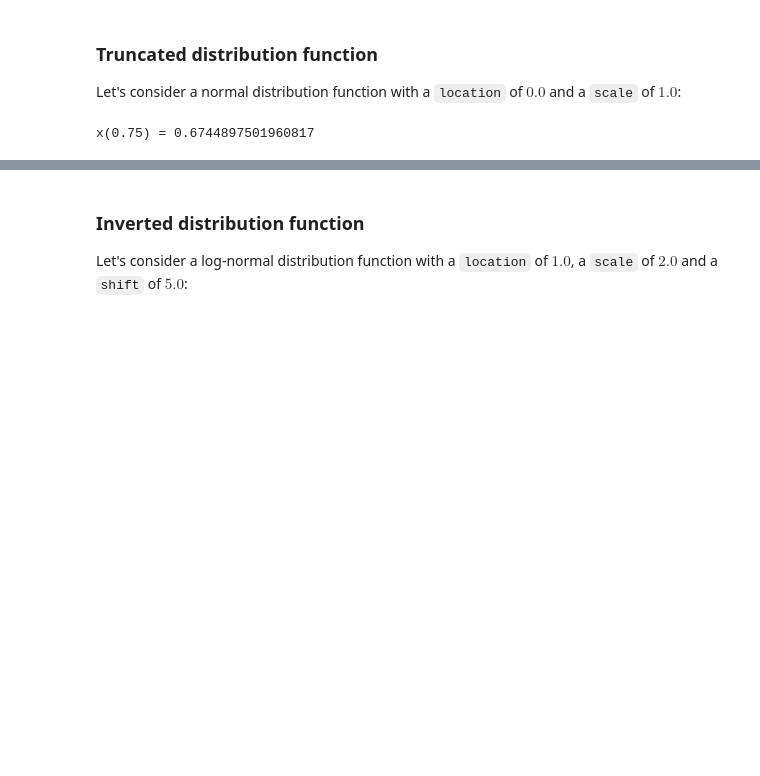
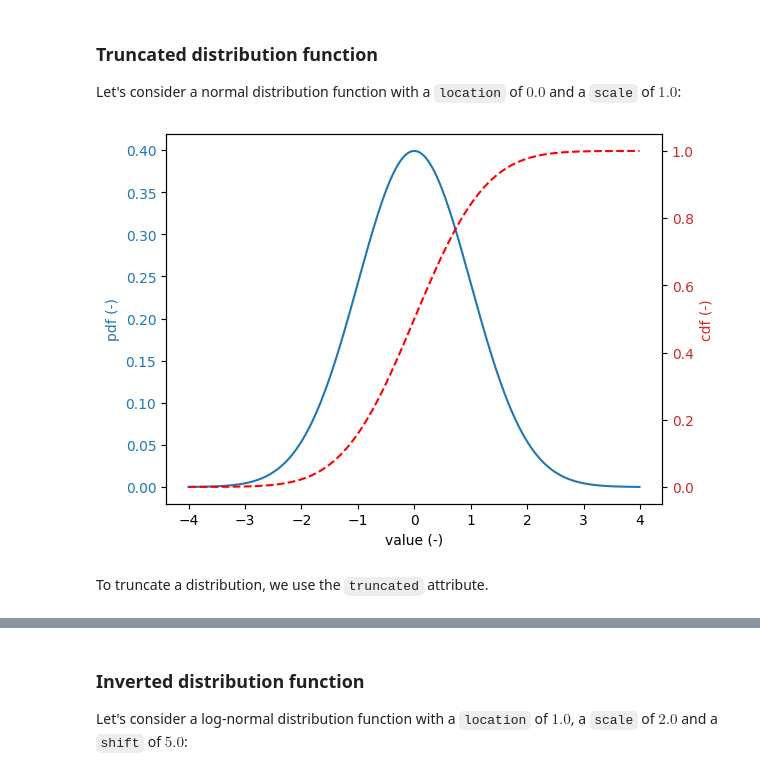
Before and after one commit to Deltares/ProbabilisticLibrary, a Jupyter notebook: sources/Deltares.Probabilistic.PWrapper.Notebooks/operations_on_distribution_functions.ipynb, the cells around one changed output, grey strips where cells are left out. Saved outputs shown, nothing was run; the diff lists cells and outputs as text; code cells hidden in the pictures; blank space fills up the shorter version.

Commit message:
updated truncated distribution

```diff
--- a/sources/Deltares.Probabilistic.PWrapper.Notebooks/operations_on_distribution_functions.ipynb
+++ b/sources/Deltares.Probabilistic.PWrapper.Notebooks/operations_on_distribution_functions.ipynb
@@ -109,10 +111,12 @@ Let's consider a normal distribution function with a `location` of $0.0$ and a `
 # %%
 stochast = Stochast()
 stochast.distribution = DistributionType.normal
 stochast.location = 0.0
 stochast.scale = 1.0
 
-p = 0.75
-print(f"x({p}) = {stochast.get_quantile(p)}")
+val_grid = np.arange(stochast.location-4.0, stochast.location+4.0, 0.01)
+plot_dist(val_grid, stochast)
 # %% [output]
-x(0.75) = 0.6744897501960817
+[figure, added]
+# %% [markdown]
+To truncate a distribution, we use the `truncated` attribute.
```
Also changed, not shown: parts of 9 cells of this notebook.
